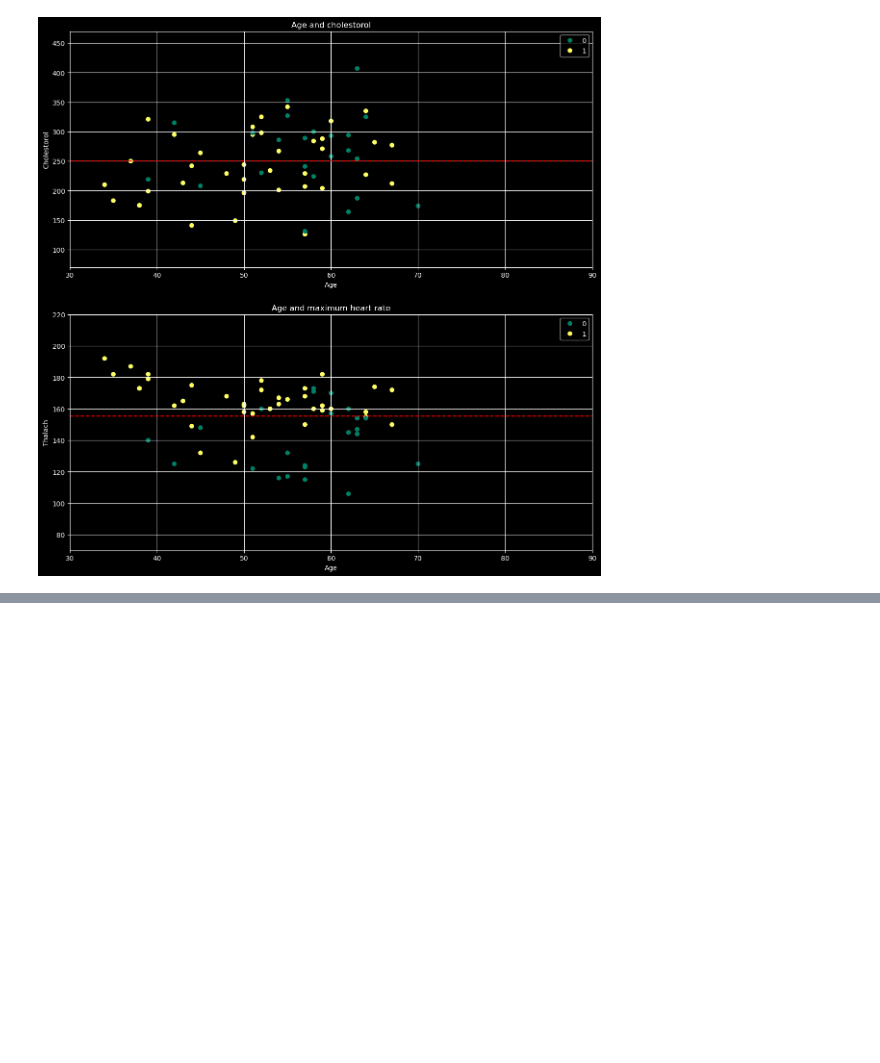
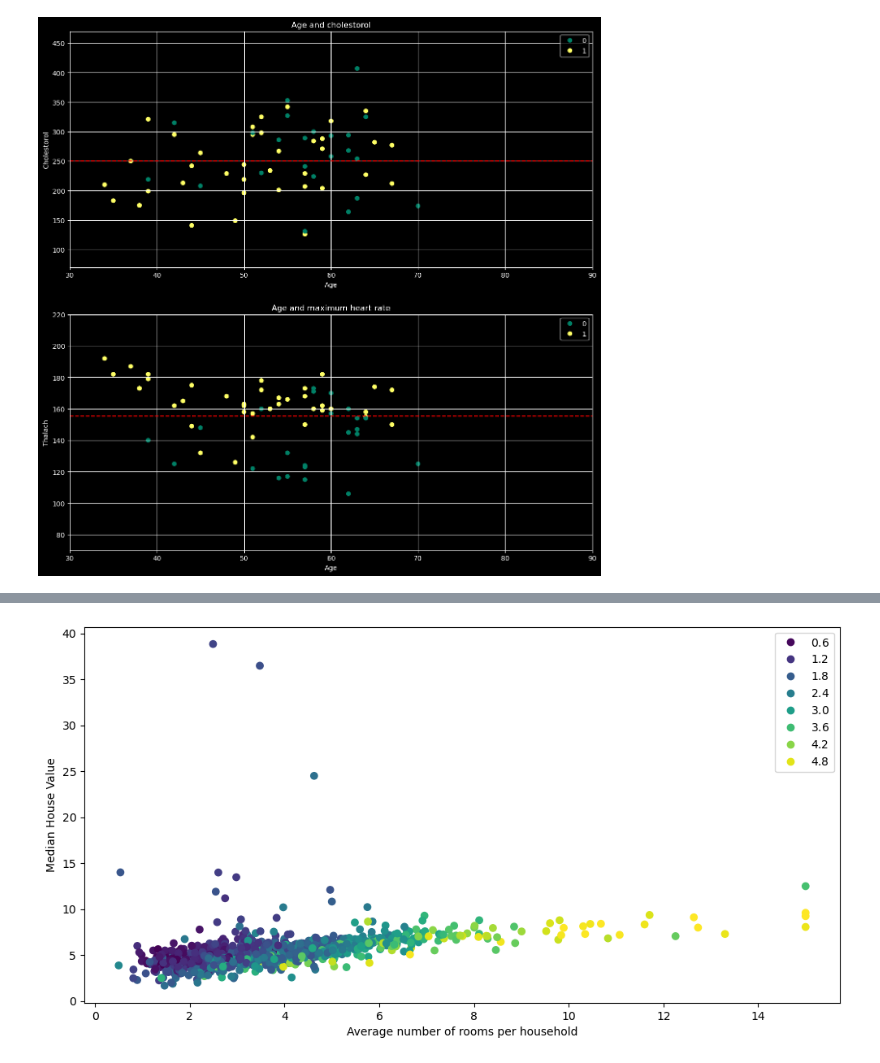
Before and after one commit to msnkr/python_projects, a Jupyter notebook: ML/research.ipynb, the cells around one changed output, grey strips where cells are left out. Drawn from its saved outputs; the diff is of its cells as text; code cells hidden in the pictures; blank space fills up the shorter version.

```diff
--- a/ML/research.ipynb
+++ b/ML/research.ipynb
@@ -99,0 +169,8 @@ ax2.axhline(new_df["thalach"].mean(), linestyle="--", c="red");
+# %%
+_, ax = plt.subplots(figsize=(12, 6))
+
+ax_scatter = plt.scatter(df["MedInc"], df["AveRooms"], c=df["target"])
+ax.legend(*ax_scatter.legend_elements())
+ax.set(xlabel="Average number of rooms per household", ylabel="Median House Value");
+# %% [output]
+[figure, added]
```
Also changed, not shown: parts of 12 cells of this notebook.
